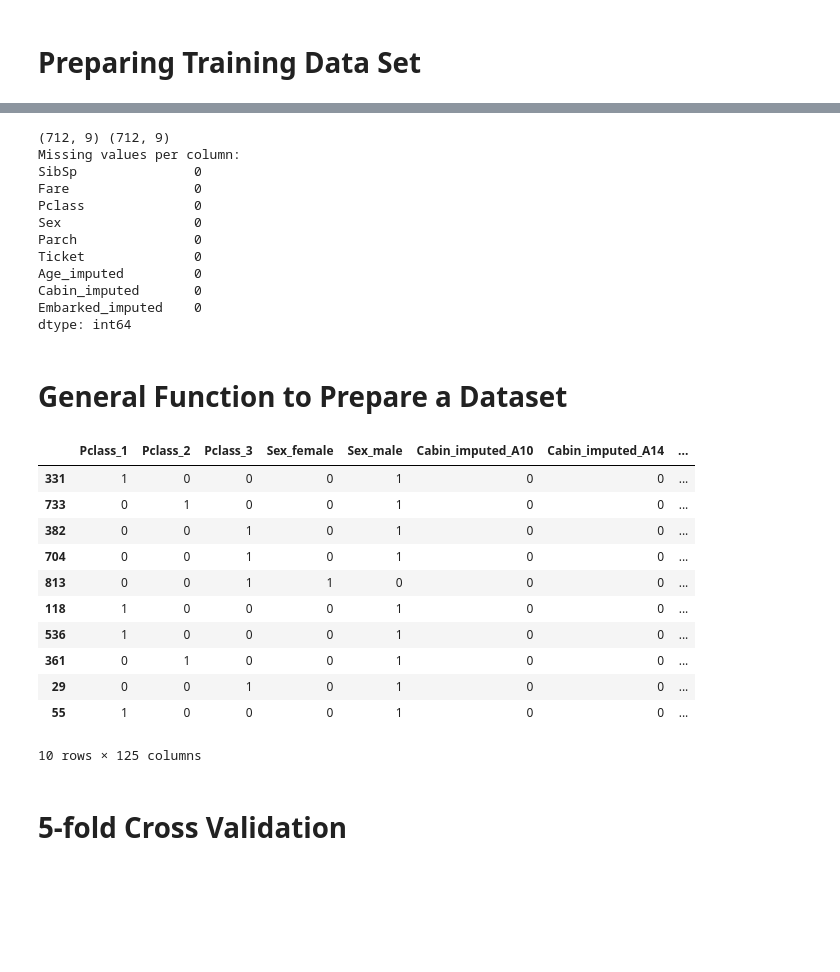
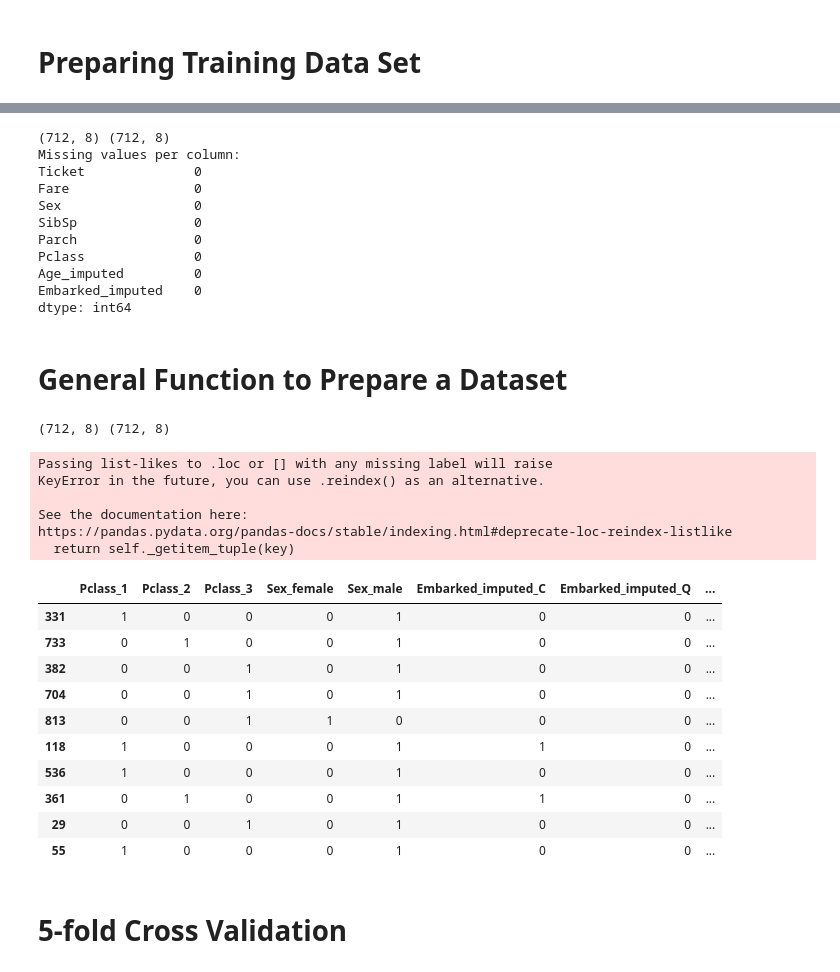
Before and after one commit to itudoben/kaggle-titanic, a Jupyter notebook: src/notebooks/titanic_dataset_survival.ipynb, the cells around one changed output, grey strips where cells are left out. Cells and saved outputs as stored; diff of their text form; code cells hidden in the pictures; blank space fills up the shorter version.

Commit message:
MOD Cabin from the features

```diff
--- a/src/notebooks/titanic_dataset_survival.ipynb
+++ b/src/notebooks/titanic_dataset_survival.ipynb
@@ -348,6 +354,6 @@ def impute(df, df_for_fit=None, strategy='mean', column='Age'):
 # %%
 # Proceed to impute the Age column.
-X_aug = X_train2 # pd.concat([X, X_train.loc[:, 'Age']], axis=1)
+# X_aug = X_train2 # pd.concat([X, X_train.loc[:, 'Age']], axis=1)
 # print(X_aug['Age'])
 
 # from sklearn.impute import SimpleImputer
@@ -359,23 +365,22 @@ X_aug = X_train2 # pd.concat([X, X_train.loc[:, 'Age']], axis=1)
 # model_imp2.transform(np.array([X_test[cc]]).transpose())
 
 # print(X_train.query('Age != Age').loc[:, ['PassengerId','Age']].iloc[:10, :])
-X_imp = impute(X_train2, X_train2, column='Age')
-X_imp = impute(X_imp, X_train2, column='Cabin', strategy='most_frequent')
-X_imp = impute(X_imp, X_train2, column='Embarked', strategy='most_frequent')
+X_imp = data_prep.impute(X_train2, X_train2, column='Age')
+# X_imp = data_prep.impute(X_imp, X_train2, column='Cabin', strategy='most_frequent')
+X_imp = data_prep.impute(X_imp, X_train2, column='Embarked', strategy='most_frequent')
 
 print(X_train2.shape, X_imp.shape)
-print("Missing values per column:")
-print(X_imp.apply(num_missing, axis=0)) #axis=0 defines that function is to be applied on each column
+
+print_missing_values(X_imp, 0)
 # %% [output]
-(712, 9) (712, 9)
+(712, 8) (712, 8)
 Missing values per column:
+Ticket              0
+Fare                0
+Sex                 0
 SibSp               0
-Fare                0
+Parch               0
 Pclass              0
-Sex                 0
-Parch               0
-Ticket              0
 Age_imputed         0
-Cabin_imputed       0
 Embarked_imputed    0
 dtype: int64
@@ -386,36 +387,42 @@ print(X_imp.apply(num_missing, axis=0)) #axis=0 defines that function is to be a
 # %% [markdown]
 # General Function to Prepare a Dataset
 # %%
-def create_X(df_raw, use_one_hot=False, features_clf='Sex,Fare'.split(',')):
-    X = df_raw.loc[:, features_clf]
+def create_X(df, features='Sex,Fare'.split(',')):
+    """
+    Does the one-hot vectorization of features.
+    """
+    X = df.loc[:, features]
 
-    if use_one_hot:
-        # Use one-hot encoding for categorical data.
-        X = pd.get_dummies(X, columns=features_clf)
-    else:
-        # Add Sex as number.
-        sex_to_number = lambda x: 1 if x == 'male' else 0
-        X['Sex'] = df_raw.loc[:, 'Sex'].apply(sex_to_number)
+    # Use one-hot encoding for categorical data.
+    return pd.get_dummies(X, columns=features)
 
-    return X
+# Add the one-hot method to the DataPreparator class.
+DataPreparator.create_X_dummies = lambda self, df, features=[]: create_X(df, features)
 
 # Prepare the data sets.
-X = create_X(X_imp, use_one_hot=True, features_clf=['Pclass', 'Sex', 'Cabin_imputed', 'Embarked_imputed'])
+X = data_prep.create_X_dummies(X_imp, features=['Pclass', 'Sex', 'Cabin_imputed', 'Embarked_imputed'])
 Y = X_train.loc[:, 'Survived']
+print(X_imp.shape, X.shape)
 X.iloc[:10,:]
 # %% [output]
+(712, 8) (712, 8)
+Passing list-likes to .loc or [] with any missing label will raise
+KeyError in the future, you can use .reindex() as an alternative.
+
+See the documentation here:
+https://pandas.pydata.org/pandas-docs/stable/indexing.html#deprecate-loc-reindex-listlike
+  return self._getitem_tuple(key)
-|  | Pclass_1 | Pclass_2 | Pclass_3 | Sex_female | Sex_male | Cabin_imputed_A10 | Cabin_imputed_A14 | ... |
+|  | Pclass_1 | Pclass_2 | Pclass_3 | Sex_female | Sex_male | Embarked_imputed_C | Embarked_imputed_Q | ... |
 | 331 | 1 | 0 | 0 | 0 | 1 | 0 | 0 | ... |
 | 733 | 0 | 1 | 0 | 0 | 1 | 0 | 0 | ... |
 | 382 | 0 | 0 | 1 | 0 | 1 | 0 | 0 | ... |
 | 704 | 0 | 0 | 1 | 0 | 1 | 0 | 0 | ... |
 | 813 | 0 | 0 | 1 | 1 | 0 | 0 | 0 | ... |
-| 118 | 1 | 0 | 0 | 0 | 1 | 0 | 0 | ... |
+| 118 | 1 | 0 | 0 | 0 | 1 | 1 | 0 | ... |
 | 536 | 1 | 0 | 0 | 0 | 1 | 0 | 0 | ... |
-| 361 | 0 | 1 | 0 | 0 | 1 | 0 | 0 | ... |
+| 361 | 0 | 1 | 0 | 0 | 1 | 1 | 0 | ... |
 | 29 | 0 | 0 | 1 | 0 | 1 | 0 | 0 | ... |
 | 55 | 1 | 0 | 0 | 0 | 1 | 0 | 0 | ... |
-10 rows × 125 columns
 # %% [markdown]
 # 5-fold Cross Validation
 # %%
```
Also changed, not shown: parts of 32 cells of this notebook.
